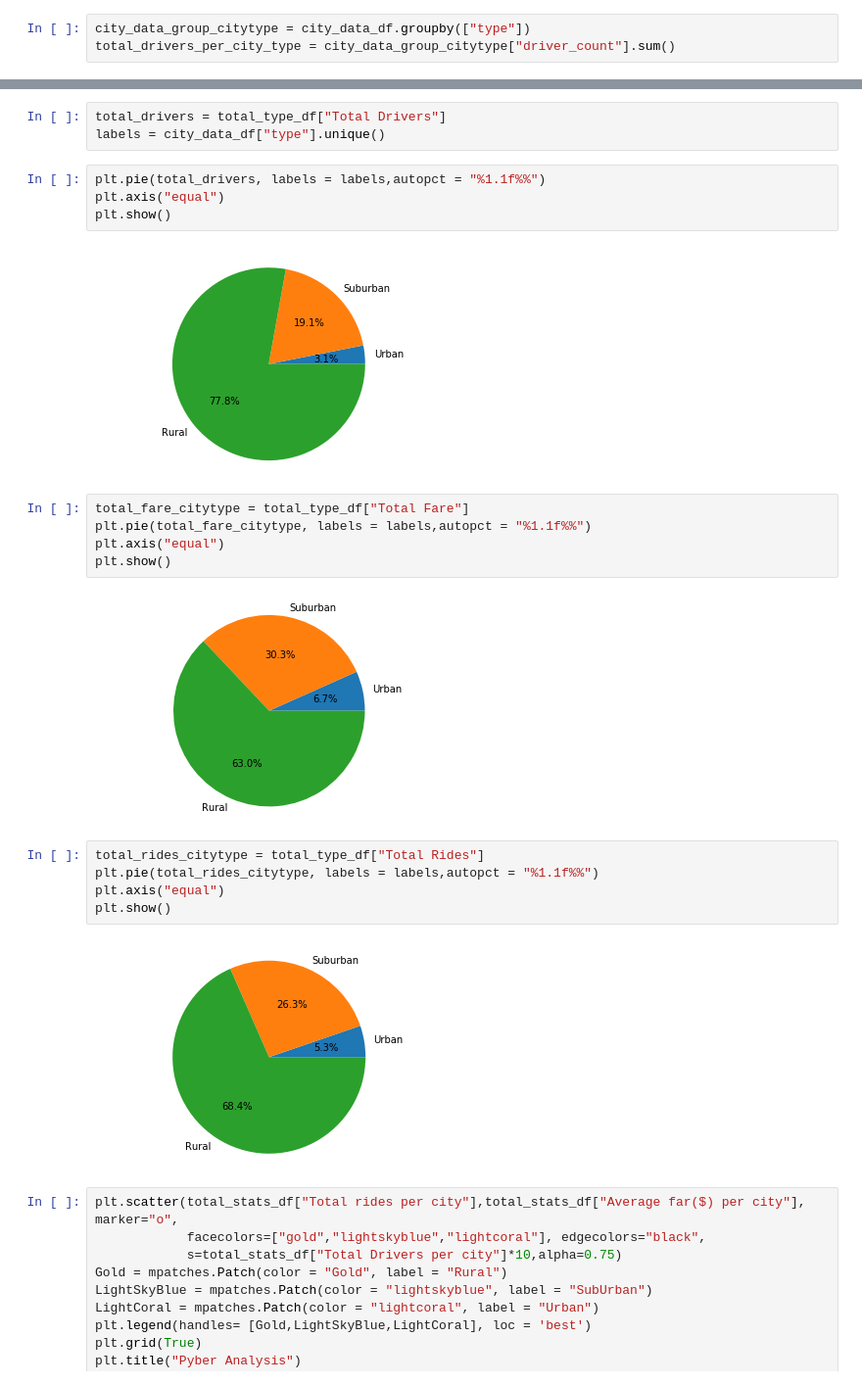
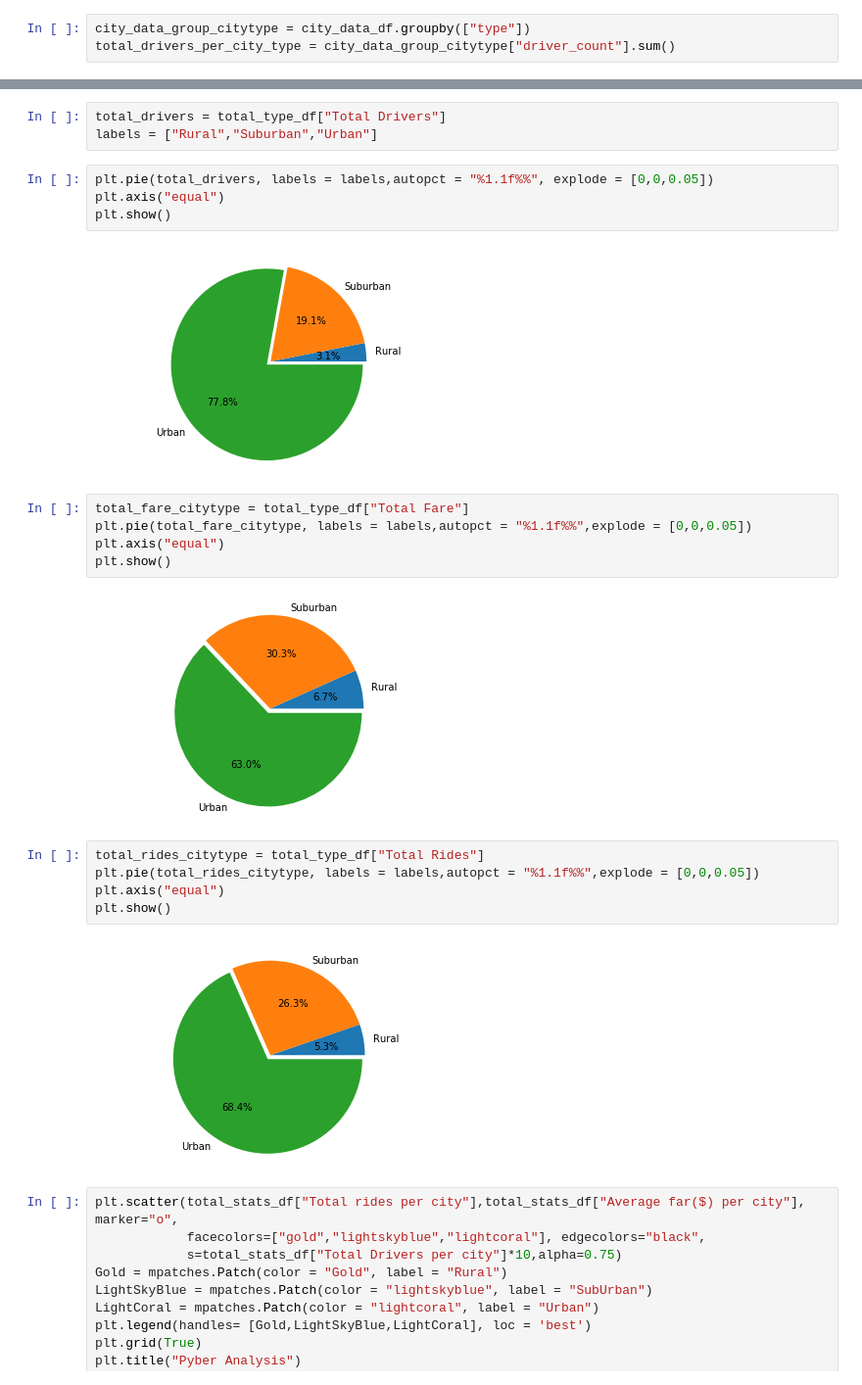
Before and after one commit to tarakars/Python-Challenge, a Jupyter notebook: Pyber/Pyber.ipynb, the cells around one changed output, grey strips where cells are left out. Shown at 98% size. Cells and saved outputs as stored; diff of their text form.

```diff
--- a/Pyber/Untitled.ipynb
+++ b/Pyber/Pyber.ipynb
@@ -144,26 +45,26 @@ total_type_df
 # %%
 total_drivers = total_type_df["Total Drivers"]
-labels = city_data_df["type"].unique()
+labels = ["Rural","Suburban","Urban"]
 # %%
-plt.pie(total_drivers, labels = labels,autopct = "%1.1f%%")
+plt.pie(total_drivers, labels = labels,autopct = "%1.1f%%", explode = [0,0,0.05])
 plt.axis("equal")
 plt.show()
 # %% [output]
-[figure, old version]
+[figure, new version]
 # %%
 total_fare_citytype = total_type_df["Total Fare"]
-plt.pie(total_fare_citytype, labels = labels,autopct = "%1.1f%%")
+plt.pie(total_fare_citytype, labels = labels,autopct = "%1.1f%%",explode = [0,0,0.05])
 plt.axis("equal")
 plt.show()
 # %% [output]
-[figure, old version]
+[figure, new version]
 # %%
 total_rides_citytype = total_type_df["Total Rides"]
-plt.pie(total_rides_citytype, labels = labels,autopct = "%1.1f%%")
+plt.pie(total_rides_citytype, labels = labels,autopct = "%1.1f%%",explode = [0,0,0.05])
 plt.axis("equal")
 plt.show()
 # %% [output]
-[figure, old version]
+[figure, new version]
 # %%
 plt.scatter(total_stats_df["Total rides per city"],total_stats_df["Average far($) per city"], marker="o",
             facecolors=["gold","lightskyblue","lightcoral"], edgecolors="black",
```
Also changed, not shown: parts of 14 cells of this notebook, 2 other files.
